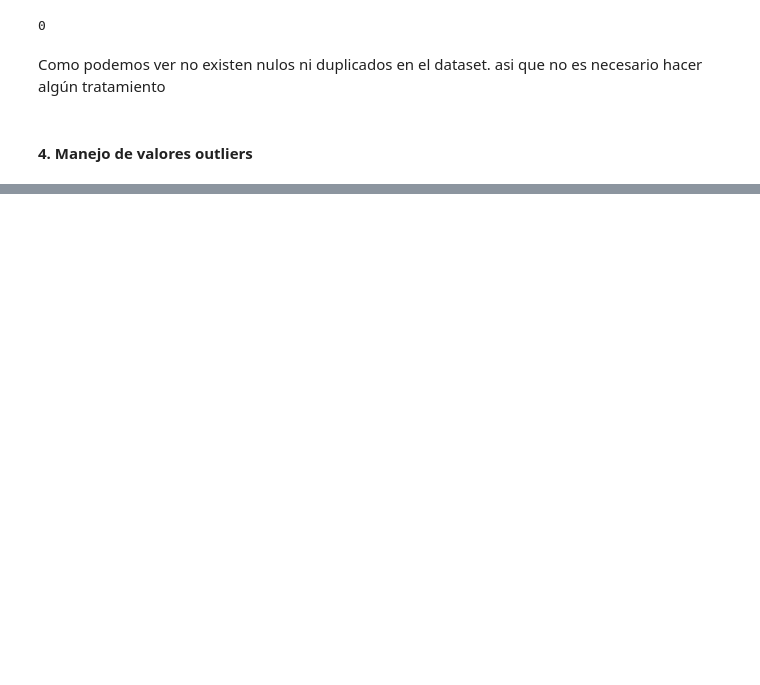
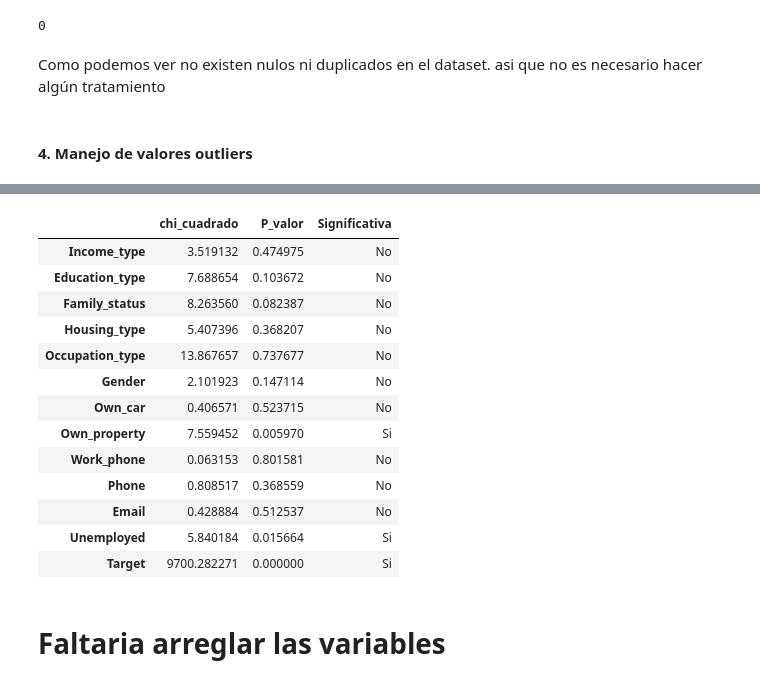
Before and after one commit to No-Country-simulation/c19-129-t-data-bi, a Jupyter notebook: notebooks/preprocesamiento.ipynb, the cells around one changed output, grey strips where cells are left out. Cells and saved outputs as stored; diff of their text form; code cells hidden in the pictures; blank space fills up the shorter version.

```diff
--- a/notebooks/preprocesamiento.ipynb
+++ b/notebooks/preprocesamiento.ipynb
@@ -162,0 +149,9 @@ Outliers in Naive_Bayes_Classifier_Attrition_Flag_Card_Category_Contacts_Count_1
+# %%
+
+# Reemplazar outliers en 'Work_phone' con la mediana
+median_work_phone = df_outliers['Work_phone'].median()
+df.loc[df['Work_phone'].isin(df_outliers['Work_phone']), 'Work_phone'] = median_work_phone
+
+# Reemplazar outliers en 'Unemployed' con la mediana
+median_unemployed = df_outliers['Unemployed'].median()
+df.loc[df['Unemployed'].isin(outliers), 'Unemployed'] = median_unemployed
@@ -169,0 +171,19 @@ plt.show()
+# %%
+# columnas numericas
+num_cols = df.select_dtypes(include=('int64', 'float64'))
+
+# columnas booleanas
+bool_cols = df[num_cols.columns[(
+    df[num_cols.columns].isin([0,1])).all()]]
+
+# removemos las columnas booleanas de las numericas
+num_cols.drop(bool_cols.columns.to_list(), axis=1, inplace=True)
+
+# columnas categoricas
+str_cols = df.select_dtypes(include='object')
+cat_cols= df[str_cols.columns.tolist()+ bool_cols.columns.tolist()]
+print(f'Columnas Totales: {len(df.columns)}')
+print(f'Columnas Booleanas: {len(bool_cols.columns)}')
+print(f'Columnas Object: {len(str_cols.columns)}')
+print(f'Columnas categoricas: {len(cat_cols.columns)}')
+print(f'Columnas numericas: {len(num_cols.columns)}')
@@ -169,0 +206,34 @@ plt.show()
+# %%
+# Lista para almacenar los resultados
+result= []
+
+for column in cat_cols:
+    # Calculamos la tabla de contingencia
+    tb_contigencia= pd.crosstab(cat_cols[column], df['Target'])
+    #Test de Chi Cuadrado:
+    chi2 , p_value = chi2_contingency(tb_contigencia)[:2]
+    # Guardamos el resultado
+    result.append({'chi_cuadrado':chi2,
+                   'P_valor': p_value})
+
+df_chi2= pd.DataFrame(result, index=cat_cols.columns)
+df_chi2["Significativa"] = np.where(
+    df_chi2["P_valor"] <= 0.05, "Si", "No")
+df_chi2.head(20)
+# %% [output]
+|  | chi_cuadrado | P_valor | Significativa |
+| Income_type | 3.519132 | 0.474975 | No |
+| Education_type | 7.688654 | 0.103672 | No |
+| Family_status | 8.263560 | 0.082387 | No |
+| Housing_type | 5.407396 | 0.368207 | No |
+| Occupation_type | 13.867657 | 0.737677 | No |
+| Gender | 2.101923 | 0.147114 | No |
+| Own_car | 0.406571 | 0.523715 | No |
+| Own_property | 7.559452 | 0.005970 | Si |
+| Work_phone | 0.063153 | 0.801581 | No |
+| Phone | 0.808517 | 0.368559 | No |
+| Email | 0.428884 | 0.512537 | No |
+| Unemployed | 5.840184 | 0.015664 | Si |
+| Target | 9700.282271 | 0.000000 | Si |
+# %% [markdown]
+# **Faltaria arreglar las variables**
```
Also changed, not shown: parts of 29 cells of this notebook.
